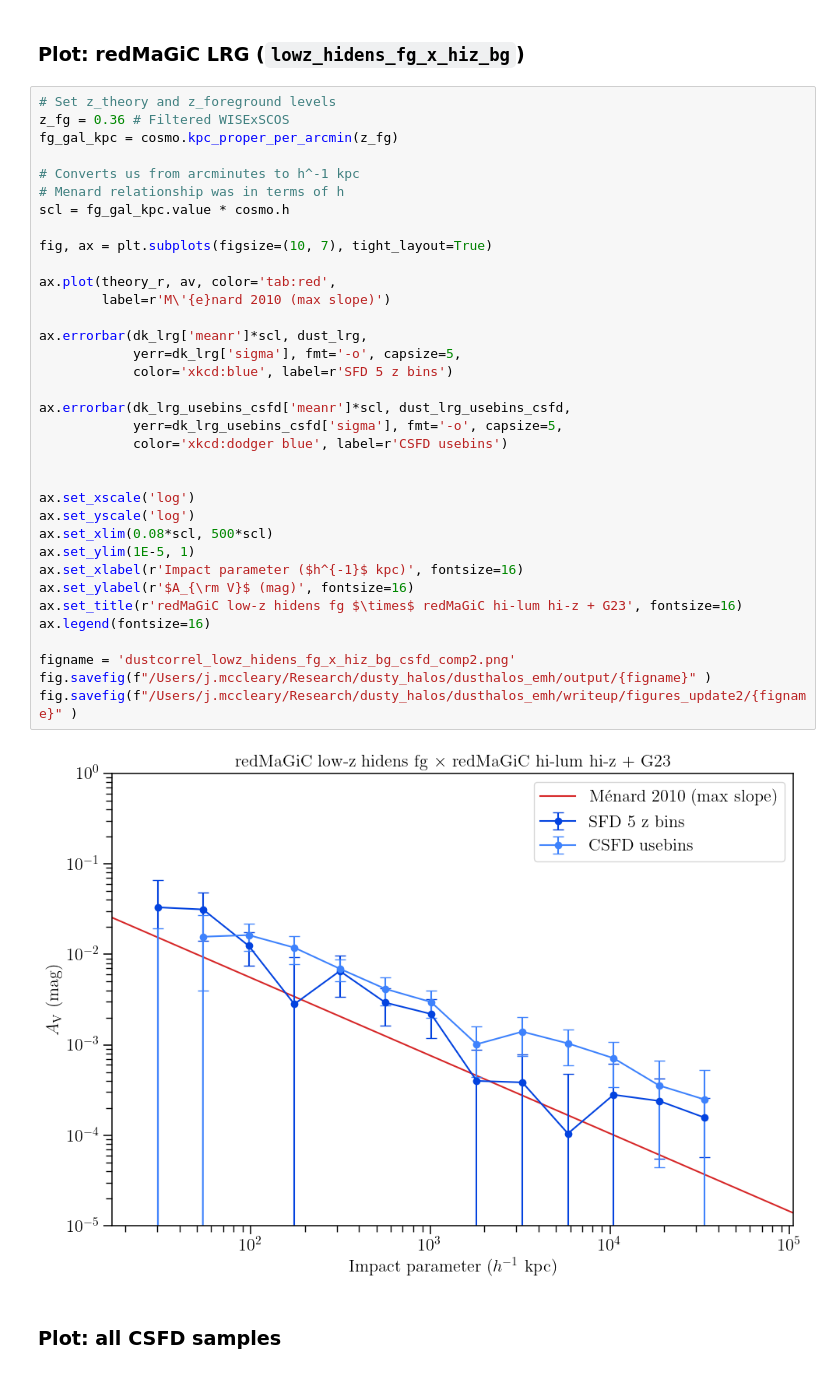
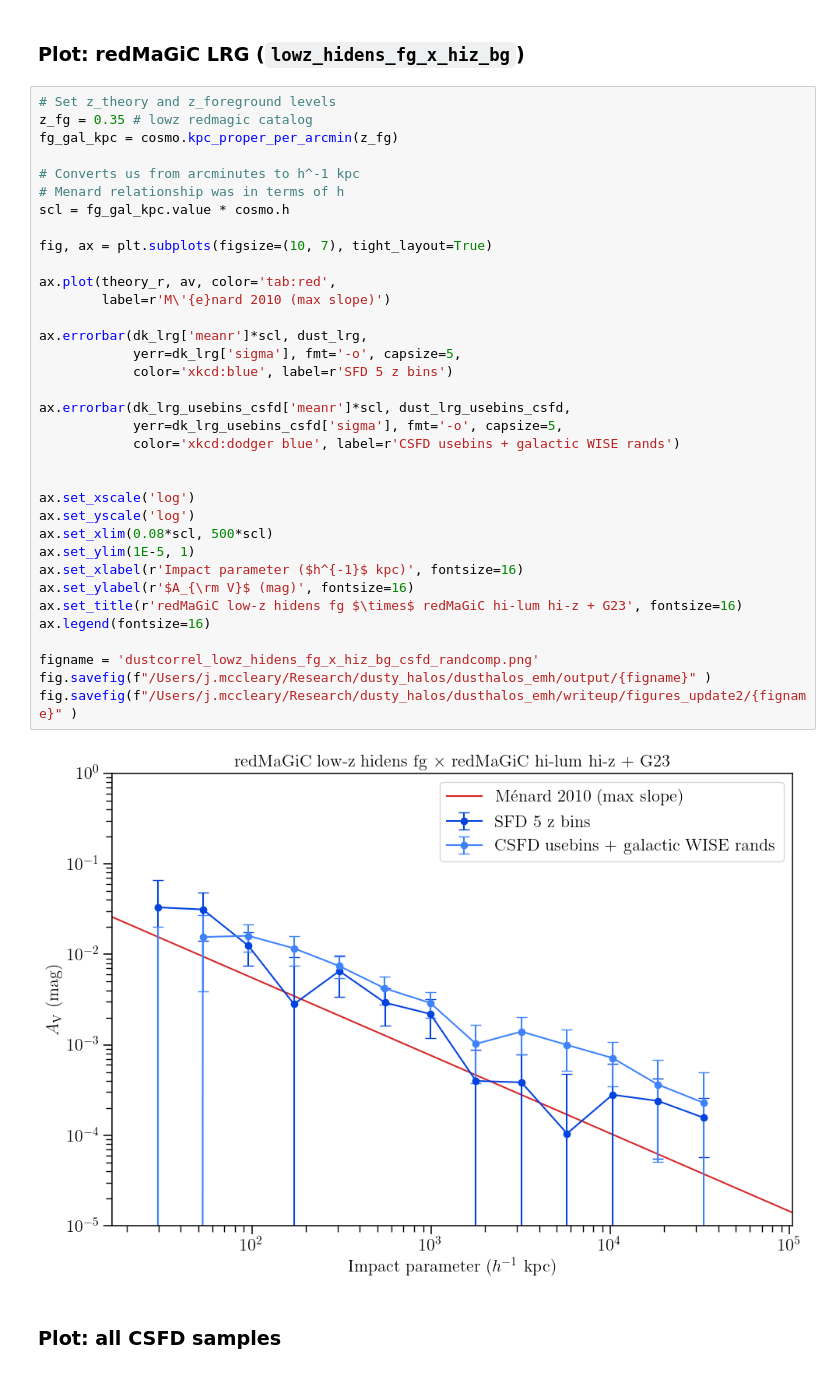
Before and after one commit to mcclearyj/dusthalos, a Jupyter notebook: writeup/csfd_dust_plots.ipynb, the cells around one changed output. Cells and saved outputs as stored; diff of their text form.

Commit message:
more update 2 figures

```diff
--- a/writeup/csfd_dust_plots.ipynb
+++ b/writeup/csfd_dust_plots.ipynb
@@ -268,41 +269,41 @@ fig.savefig(f"/Users/j.mccleary/Research/dusty_halos/dusthalos_emh/writeup/figur
 ### Plot: redMaGiC LRG (`lowz_hidens_fg_x_hiz_bg`)
 # %%
 # Set z_theory and z_foreground levels
-z_fg = 0.36 # Filtered WISExSCOS
+z_fg = 0.35 # lowz redmagic catalog
 fg_gal_kpc = cosmo.kpc_proper_per_arcmin(z_fg)
 
 # Converts us from arcminutes to h^-1 kpc
 # Menard relationship was in terms of h
 scl = fg_gal_kpc.value * cosmo.h
 
 fig, ax = plt.subplots(figsize=(10, 7), tight_layout=True)
 
 ax.plot(theory_r, av, color='tab:red',
         label=r'M\'{e}nard 2010 (max slope)')
 
 ax.errorbar(dk_lrg['meanr']*scl, dust_lrg,
             yerr=dk_lrg['sigma'], fmt='-o', capsize=5,
             color='xkcd:blue', label=r'SFD 5 z bins')
 
 ax.errorbar(dk_lrg_usebins_csfd['meanr']*scl, dust_lrg_usebins_csfd,
             yerr=dk_lrg_usebins_csfd['sigma'], fmt='-o', capsize=5,
-            color='xkcd:dodger blue', label=r'CSFD usebins')
+            color='xkcd:dodger blue', label=r'CSFD usebins + galactic WISE rands')
 
 
 ax.set_xscale('log')
 ax.set_yscale('log')
 ax.set_xlim(0.08*scl, 500*scl)
 ax.set_ylim(1E-5, 1)
 ax.set_xlabel(r'Impact parameter ($h^{-1}$ kpc)', fontsize=16)
 ax.set_ylabel(r'$A_{\rm V}$ (mag)', fontsize=16)
 ax.set_title(r'redMaGiC low-z hidens fg $\times$ redMaGiC hi-lum hi-z + G23', fontsize=16)
 ax.legend(fontsize=16)
 
-figname = 'dustcorrel_lowz_hidens_fg_x_hiz_bg_csfd_comp2.png'
+figname = 'dustcorrel_lowz_hidens_fg_x_hiz_bg_csfd_randcomp.png'
 fig.savefig(f"/Users/j.mccleary/Research/dusty_halos/dusthalos_emh/output/{figname}" )
 fig.savefig(f"/Users/j.mccleary/Research/dusty_halos/dusthalos_emh/writeup/figures_update2/{figname}" )
 # %% [output]
-[figure, old version]
+[figure, new version]
 # %% [markdown]
 ### Plot: all CSFD samples
 # %%
```
Also changed, not shown: parts of 36 cells of this notebook, 2 other files.
